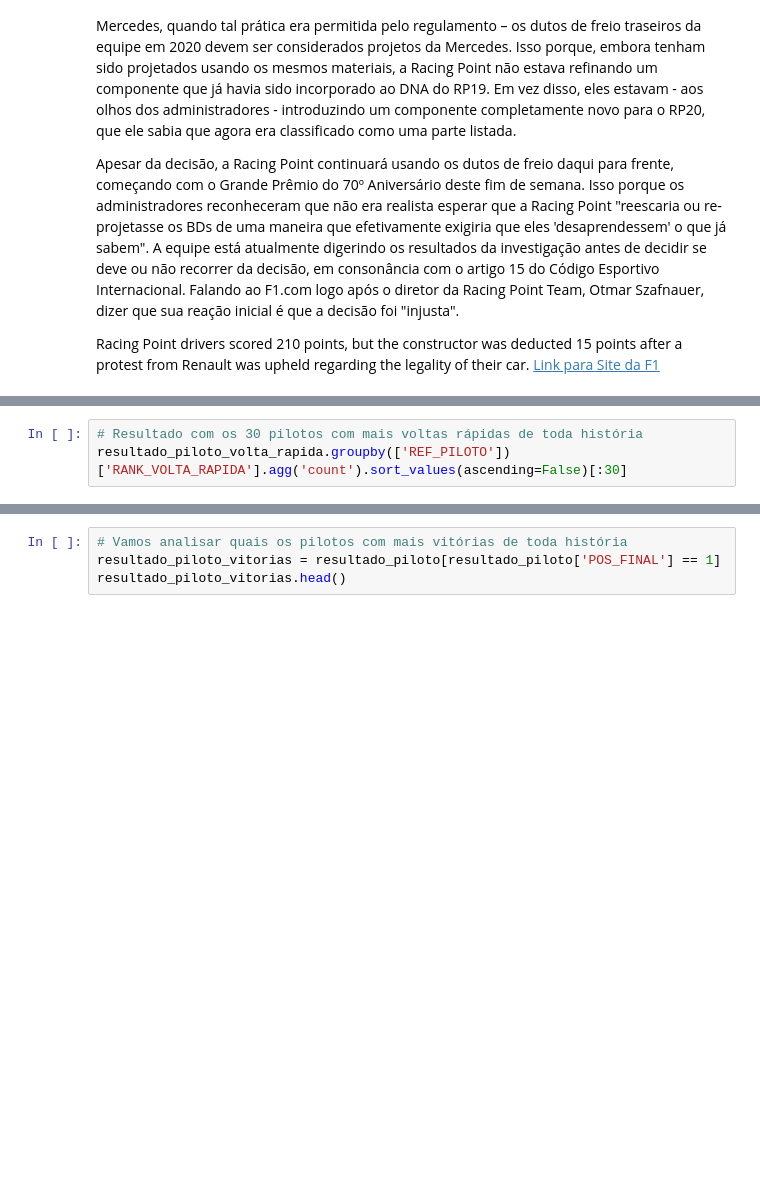
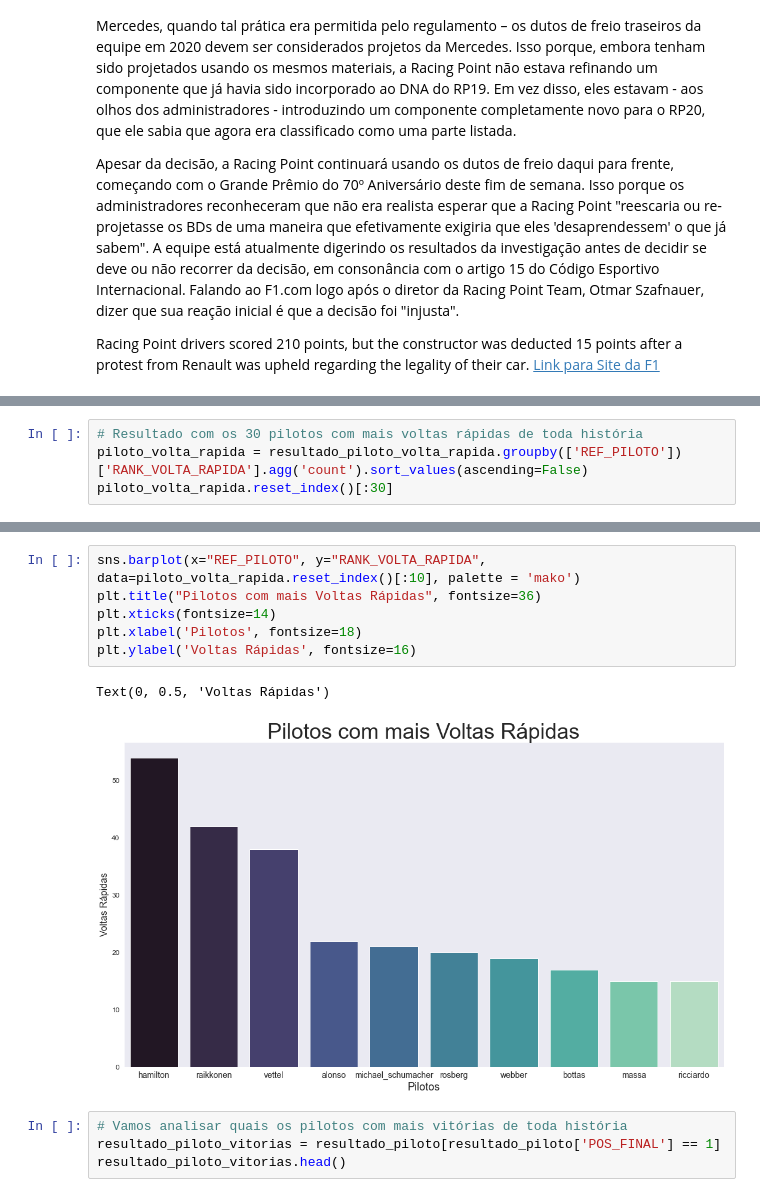
Before and after one commit to ebraimcarvalho/my-way, a Jupyter notebook: gama_accenture/DESAFIO/gama_mario_kart.ipynb, the cells around one changed output, grey strips where cells are left out. Cells and saved outputs as stored; diff of their text form; blank space fills up the shorter version.

```diff
--- a/gama_accenture/DESAFIO/gama_mario_kart.ipynb
+++ b/gama_accenture/DESAFIO/gama_mario_kart.ipynb
@@ -911,5 +855,6 @@ resultado_piloto_volta_rapida.head()
 | 56 | 20432 | 341 | 1 | 1 | 3 | 14 | 0 | ... |
 # %%
 # Resultado com os 30 pilotos com mais voltas rápidas de toda história
-resultado_piloto_volta_rapida.groupby(['REF_PILOTO'])['RANK_VOLTA_RAPIDA'].agg('count').sort_values(ascending=False)[:30]
+piloto_volta_rapida = resultado_piloto_volta_rapida.groupby(['REF_PILOTO'])['RANK_VOLTA_RAPIDA'].agg('count').sort_values(ascending=False)
+piloto_volta_rapida.reset_index()[:30]
 # %% [output]
@@ -933,3 +878,12 @@ Name: RANK_VOLTA_RAPIDA, dtype: int64
+# %%
+sns.barplot(x="REF_PILOTO", y="RANK_VOLTA_RAPIDA", data=piloto_volta_rapida.reset_index()[:10], palette = 'mako')
+plt.title("Pilotos com mais Voltas Rápidas", fontsize=36)
+plt.xticks(fontsize=14)
+plt.xlabel('Pilotos', fontsize=18)
+plt.ylabel('Voltas Rápidas', fontsize=16)
+# %% [output]
+Text(0, 0.5, 'Voltas Rápidas')
+[figure, added]
 # %%
 # Vamos analisar quais os pilotos com mais vitórias de toda história
 resultado_piloto_vitorias = resultado_piloto[resultado_piloto['POS_FINAL'] == 1]
```
Also changed, not shown: parts of 22 cells of this notebook, 3 other files.
